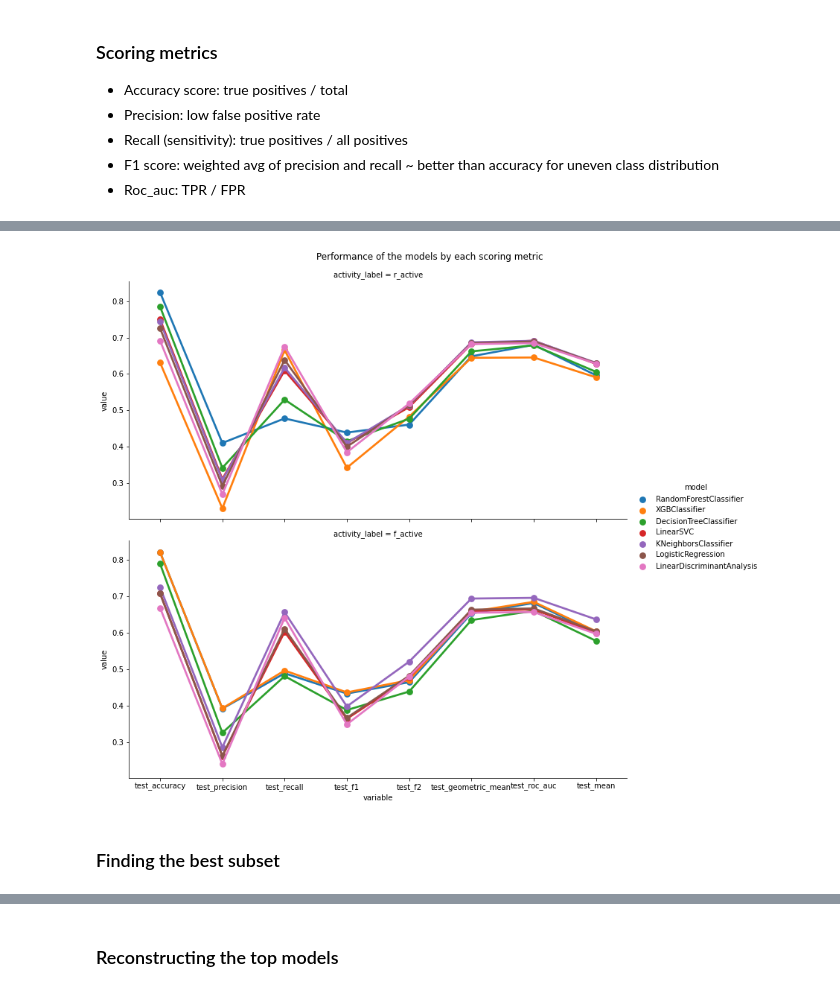
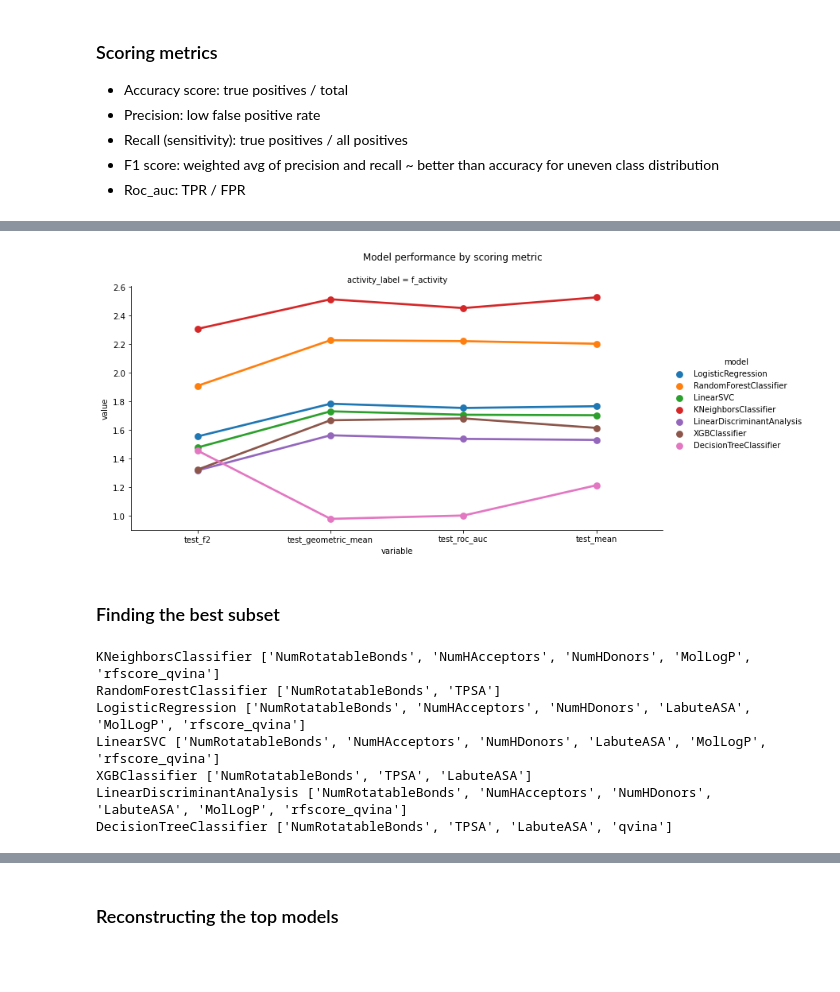
Before and after one commit to caiocrocha/SarsCov2Classifier, a Jupyter notebook: ML_results.ipynb, the cells around one changed output, grey strips where cells are left out. Drawn from its saved outputs; the diff is of its cells as text; code cells hidden in the pictures; blank space fills up the shorter version.

```diff
--- a/ML_results.ipynb
+++ b/ML_results.ipynb
@@ -53,18 +51,13 @@ columns = [*test_metrics, 'activity_label', 'model', 'random_state'] + trainset
 # %%
 # Read test scores and sort values
-local = False
-if local:
-    # Local computer
-    scores_data = pd.read_csv('scores_data.csv')
-else:
-    # Cluster results
-    scores_data = pd.read_csv('scores_data_cluster.csv.gz', compression='gzip')
+scores_data = pd.read_csv('scores_data_KFold.csv.gz', compression='gzip')
 
+model_list = scores_data['model'].unique()
 columns = scores_data.columns
 selected = ['test_f2', 'test_geometric_mean', 'test_roc_auc']
+test_metrics = selected + ['test_mean']
+train_metrics = [metric.replace('test', 'train') for metric in test_metrics]
 
-# Scale results
-#scores_data[test_metrics] = StandardScaler().fit_transform(scores_data[test_metrics])
 scores_data['test_mean'] = scores_data[selected].mean(axis=1)
 scores_data.sort_values('test_mean', ascending=False, inplace=True)
 scores_data.head()
@@ -89,17 +81,33 @@ plt.show()
 # %%
-top = pd.melt(scores_data.groupby(['activity_label', 'model']).head(1), id_vars=['activity_label','model',*trainset], value_vars=[*test_metrics,'test_mean'])
-sns.catplot(kind='point', data=top.sort_values('value', ascending=False), x='variable', y='value', hue='model', row='activity_label', aspect=2, order=[*test_metrics,'test_mean'])
-plt.suptitle('Performance of the models by each scoring metric', y=1.02)
-plt.savefig('test_performance.png', dpi=128)
+from sklearn.preprocessing import StandardScaler
+
+df = scores_data[['activity_label','model',*test_metrics]].copy()
+df[test_metrics] = StandardScaler().fit_transform(df[test_metrics])
+top = pd.melt(df.groupby(['activity_label', 'model']).head(1),
+              id_vars=['activity_label','model'], value_vars=test_metrics)
+sns.catplot(kind='point', data=top.sort_values('value', ascending=False), x='variable', y='value',
+            hue='model', row='activity_label', aspect=2, order=test_metrics, hue_order=model_list)
+plt.suptitle('Model performance by scoring metric', y=1.05)
+plt.savefig('figures/test_performance.png', dpi=128)
 # %% [output]
-[figure, old version]
+[figure, new version]
 # %% [markdown]
 <a id='finding'></a>
 ### Finding the best subset
 # %%
 # Dictionary: key == model_name, value == list of best descriptors
 best_subset = {}
+activity_label = 'f_activity'
 
-activity_label = 'activity'
 for i, row in scores_data.query('activity_label == @activity_label').groupby('model').head(1).iterrows():
-    best_subset[row['model']] = [descriptor for descriptor in trainset if row[descriptor]]
+    model_name = row['model']
+    best_subset[model_name] = [descriptor for descriptor in trainset if row[descriptor]]
+    print(model_name, best_subset[model_name])
+# %% [output]
+KNeighborsClassifier ['NumRotatableBonds', 'NumHAcceptors', 'NumHDonors', 'MolLogP', 'rfscore_qvina']
+RandomForestClassifier ['NumRotatableBonds', 'TPSA']
+LogisticRegression ['NumRotatableBonds', 'NumHAcceptors', 'NumHDonors', 'LabuteASA', 'MolLogP', 'rfscore_qvina']
+LinearSVC ['NumRotatableBonds', 'NumHAcceptors', 'NumHDonors', 'LabuteASA', 'MolLogP', 'rfscore_qvina']
+XGBClassifier ['NumRotatableBonds', 'TPSA', 'LabuteASA']
+LinearDiscriminantAnalysis ['NumRotatableBonds', 'NumHAcceptors', 'NumHDonors', 'LabuteASA', 'MolLogP', 'rfscore_qvina']
+DecisionTreeClassifier ['NumRotatableBonds', 'TPSA', 'LabuteASA', 'qvina']
```
Also changed, not shown: parts of 45 cells of this notebook, 17 other files.
